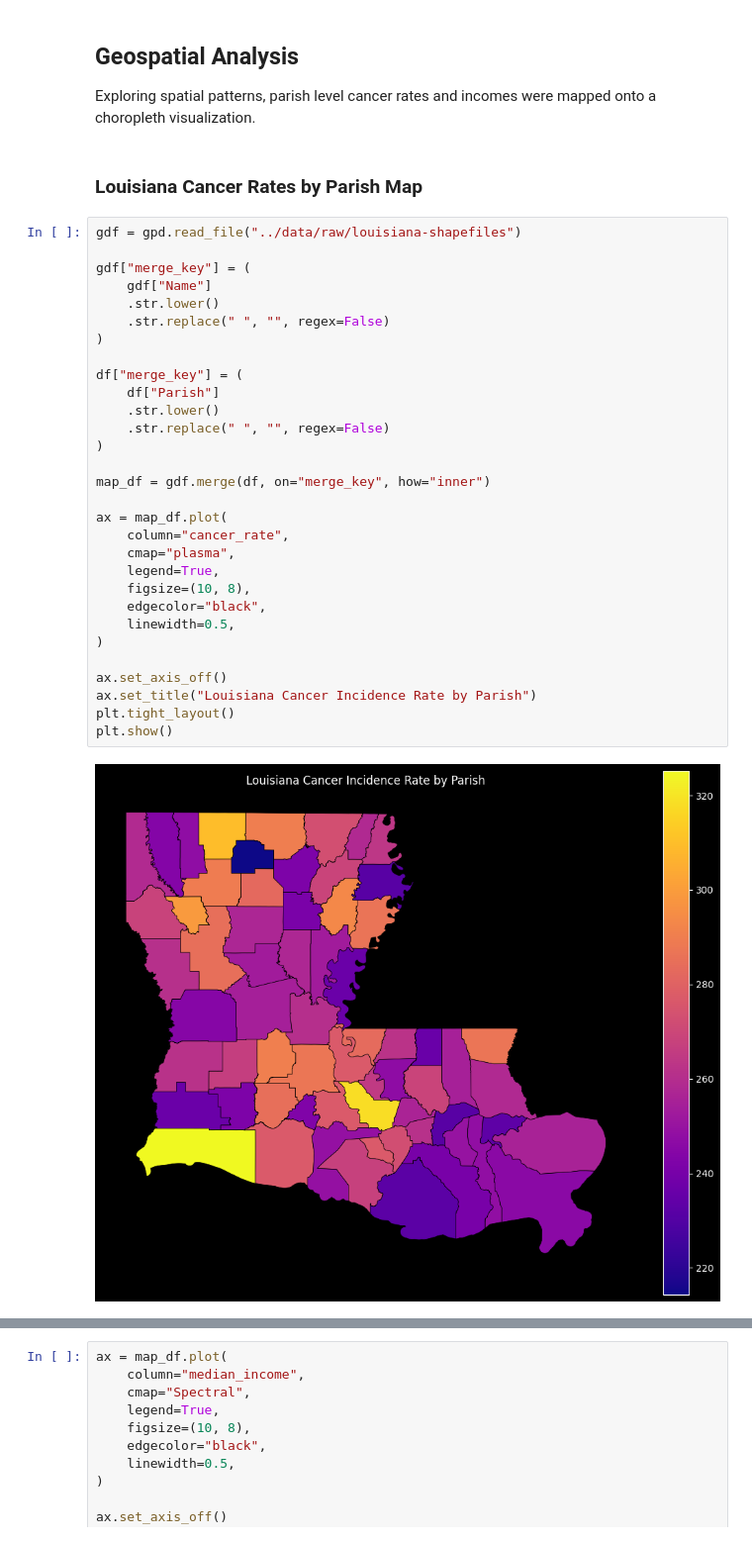
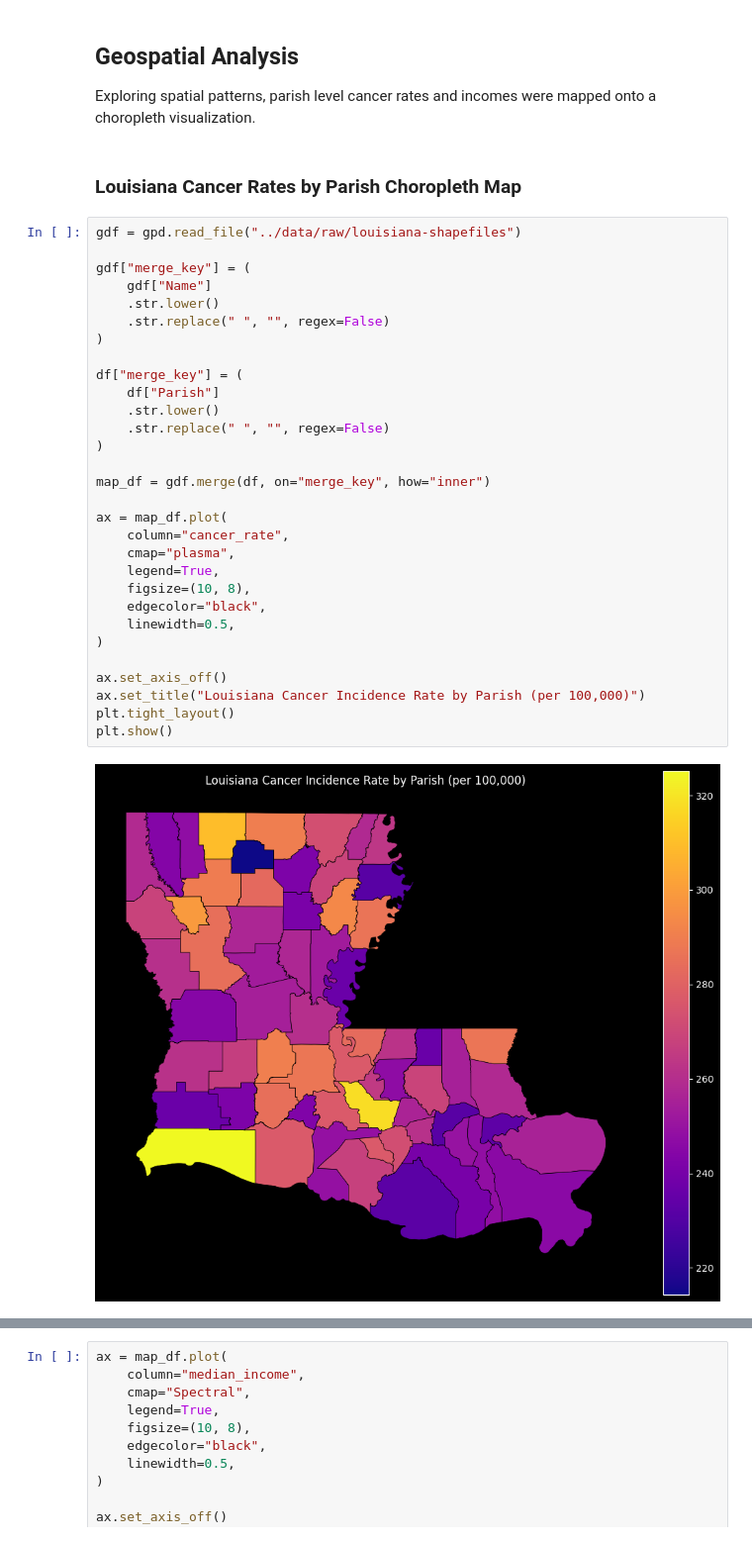
Before and after one commit to josephaycock/Louisiana-Cancer-Income-Anaylsis, a Jupyter notebook: notebooks/analysis.ipynb, the cells around one changed output, grey strips where cells are left out. Shown at 99% size. Saved outputs shown, nothing was run; the diff lists cells and outputs as text.

```diff
--- a/notebooks/analysis.ipynb
+++ b/notebooks/analysis.ipynb
@@ -171,37 +171,37 @@ plt.show()
 
 Exploring spatial patterns, parish level cancer rates and incomes were mapped onto a choropleth visualization.
 # %% [markdown]
-### Louisiana Cancer Rates by Parish Map
+### Louisiana Cancer Rates by Parish Choropleth Map
 # %%
 gdf = gpd.read_file("../data/raw/louisiana-shapefiles")
 
 gdf["merge_key"] = (
     gdf["Name"]
     .str.lower()
     .str.replace(" ", "", regex=False)
 )
 
 df["merge_key"] = (
     df["Parish"]
     .str.lower()
     .str.replace(" ", "", regex=False)
 )
 
 map_df = gdf.merge(df, on="merge_key", how="inner")
 
 ax = map_df.plot(
     column="cancer_rate",
     cmap="plasma",
     legend=True,
     figsize=(10, 8),
     edgecolor="black",
     linewidth=0.5,
 )
 
 ax.set_axis_off()
-ax.set_title("Louisiana Cancer Incidence Rate by Parish")
+ax.set_title("Louisiana Cancer Incidence Rate by Parish (per 100,000)")
 plt.tight_layout()
 plt.show()
 # %% [output]
-[figure, old version]
+[figure, new version]
 # %% [markdown]
```
Also changed, not shown: parts of 3 cells of this notebook.
